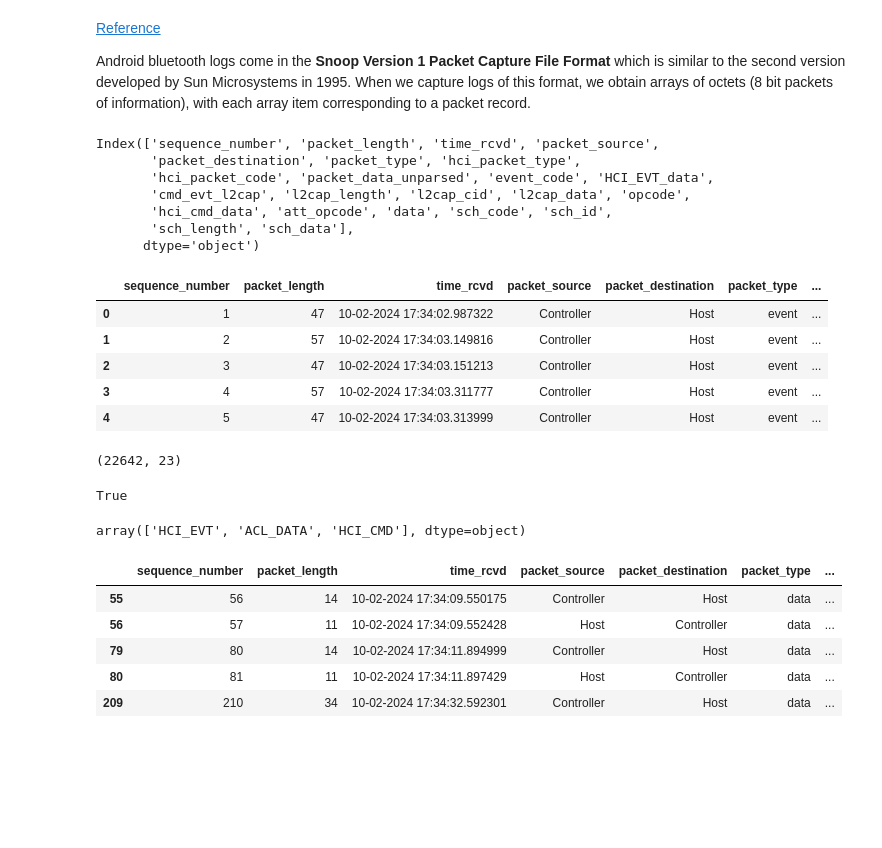
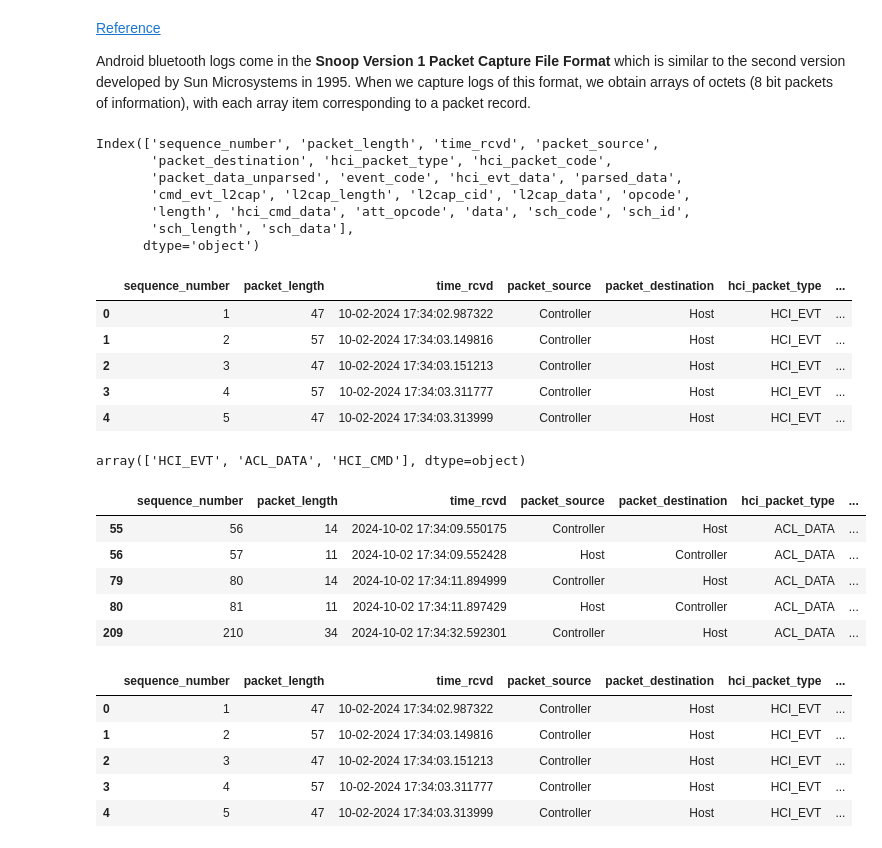
Before and after one commit to ashishmathew0297/Bluetooth-Snoop-Log-Tracker, a Jupyter notebook: src/btsnoop_sniffer.ipynb, the cells around one changed output. Cells and saved outputs as stored; diff of their text form; code cells hidden in the pictures; blank space fills up the shorter version.

```diff
--- a/src/btsnoop_sniffer.ipynb
+++ b/src/btsnoop_sniffer.ipynb
@@ -83,7 +77,6 @@ for record in records:
          'time_rcvd': time,
          'packet_source': pkt_src,
          'packet_destination': pkt_dst,
-         'packet_type': pkt_type,
          'hci_packet_type': hci_type,
          'hci_packet_code': hci_pkt_type,
          'packet_data_unparsed': pkt_data,
@@ -92,15 +85,20 @@ for record in records:
     if hci_pkt_type == hci_uart.HCI_CMD:
         opcode, length, data = hci_cmd.parse(hci_pkt_data)
         cmd_evt_l2cap = hci_cmd.cmd_to_str(opcode)
+        parsed_data = binascii.hexlify(data)
         row.update({'opcode':opcode,
+                    'length':length,
                     'hci_cmd_data':data,
+                    'parsed_data':parsed_data,
                     'cmd_evt_l2cap':cmd_evt_l2cap})
     elif hci_pkt_type == hci_uart.HCI_EVT:
         hci_data = hci_evt.parse(hci_pkt_data)
         evtcode, data = hci_data[0], hci_data[-1]
         cmd_evt_l2cap = hci_evt.evt_to_str(evtcode)
+        parsed_data = binascii.hexlify(data)
         row.update({'event_code':evtcode,
-                    'HCI_EVT_data':data,
+                    'hci_evt_data':data,
+                    'parsed_data':parsed_data,
                     'cmd_evt_l2cap':cmd_evt_l2cap})
     elif hci_pkt_type == hci_uart.SCO_DATA:
         handle, ps, length, data = hci_sco.parse(hci_pkt_data)
@@ -126,16 +124,20 @@ for record in records:
             att_opcode, att_data = att.parse(l2cap_data)
             cmd_evt_l2cap = att.opcode_to_str(att_opcode, att_data)
             data = att_data
+            parsed_data = binascii.hexlify(data)
             row.update({'att_opcode':att_opcode,
                         'cmd_evt_l2cap':cmd_evt_l2cap,
+                        'parsed_data':parsed_data,
                         'data':data})
 
         elif l2cap_cid == l2cap.L2CAP_CID_LE_SMP:
             smp_code, smp_data = smp.parse(l2cap_data)
             cmd_evt_l2cap = smp.code_to_str(smp_code)
             data = smp_data
+            parsed_data = binascii.hexlify(data)
             row.update({'smp_code':smp_code,
                         'cmd_evt_l2cap':cmd_evt_l2cap,
+                        'parsed_data':parsed_data,
                         'data':data})
 
         elif l2cap_cid == l2cap.L2CAP_CID_LE_SCH:
@@ -185,41 +183,44 @@ ble_data = pd.DataFrame(rows)
 ble_data.columns
 # %% [output]
 Index(['sequence_number', 'packet_length', 'time_rcvd', 'packet_source',
-       'packet_destination', 'packet_type', 'hci_packet_type',
-       'hci_packet_code', 'packet_data_unparsed', 'event_code', 'HCI_EVT_data',
+       'packet_destination', 'hci_packet_type', 'hci_packet_code',
+       'packet_data_unparsed', 'event_code', 'hci_evt_data', 'parsed_data',
        'cmd_evt_l2cap', 'l2cap_length', 'l2cap_cid', 'l2cap_data', 'opcode',
-       'hci_cmd_data', 'att_opcode', 'data', 'sch_code', 'sch_id',
+       'length', 'hci_cmd_data', 'att_opcode', 'data', 'sch_code', 'sch_id',
        'sch_length', 'sch_data'],
       dtype='object')
-# %%
-ble_data[ble_data['hci_packet_type'] == 'HCI_EVT'][['sequence_number', 'packet_length', 'time_rcvd', 'packet_source', 'packet_destination', 'packet_type', 'hci_packet_code', 'event_code', 'packet_data_unparsed', 'HCI_EVT_data', 'cmd_evt_l2cap']].head()
-# %% [output]
-|  | sequence_number | packet_length | time_rcvd | packet_source | packet_destination | packet_type | ... |
-| 0 | 1 | 47 | 10-02-2024 17:34:02.987322 | Controller | Host | event | ... |
-| 1 | 2 | 57 | 10-02-2024 17:34:03.149816 | Controller | Host | event | ... |
-| 2 | 3 | 47 | 10-02-2024 17:34:03.151213 | Controller | Host | event | ... |
-| 3 | 4 | 57 | 10-02-2024 17:34:03.311777 | Controller | Host | event | ... |
-| 4 | 5 | 47 | 10-02-2024 17:34:03.313999 | Controller | Host | event | ... |
 # %%
-ble_data[ble_data['hci_packet_type'] == 'HCI_EVT'].shape
+ble_data[ble_data['hci_packet_type'] == 'HCI_EVT'].dropna(axis=1, how='all').head()
 # %% [output]
-(22642, 23)
+|  | sequence_number | packet_length | time_rcvd | packet_source | packet_destination | hci_packet_type | ... |
+| 0 | 1 | 47 | 10-02-2024 17:34:02.987322 | Controller | Host | HCI_EVT | ... |
+| 1 | 2 | 57 | 10-02-2024 17:34:03.149816 | Controller | Host | HCI_EVT | ... |
+| 2 | 3 | 47 | 10-02-2024 17:34:03.151213 | Controller | Host | HCI_EVT | ... |
+| 3 | 4 | 57 | 10-02-2024 17:34:03.311777 | Controller | Host | HCI_EVT | ... |
+| 4 | 5 | 47 | 10-02-2024 17:34:03.313999 | Controller | Host | HCI_EVT | ... |
-# %%
-ble_data[ble_data['hci_packet_type'] == 'HCI_EVT']['att_opcode'].isna().all()
-# %% [output]
-True
 # %%
 ble_data['hci_packet_type'].unique()
 # %% [output]
 array(['HCI_EVT', 'ACL_DATA', 'HCI_CMD'], dtype=object)
 # %%
 # att_data = ble_data[(ble_data['hci_packet_type'] == 'ACL_DATA') & (ble_data['l2cap_cid'] == l2cap.L2CAP_CID_LE_ATT)].dropna(axis=1, how='all')
-sco_data = ble_data[(ble_data['hci_packet_type'] == 'ACL_DATA')].dropna(axis=1, how='all')
-sco_data.head()
+# acl_data = ble_data[(ble_data['hci_packet_type'] == 'ACL_DATA') & ~ (ble_data['att_opcode'].isna())].dropna(axis=1, how='all')
+acl_data = ble_data[(ble_data['hci_packet_type'] == 'ACL_DATA')].dropna(axis=1, how='all')
+acl_data.head()
 # %% [output]
-|  | sequence_number | packet_length | time_rcvd | packet_source | packet_destination | packet_type | ... |
-| 55 | 56 | 14 | 10-02-2024 17:34:09.550175 | Controller | Host | data | ... |
-| 56 | 57 | 11 | 10-02-2024 17:34:09.552428 | Host | Controller | data | ... |
-| 79 | 80 | 14 | 10-02-2024 17:34:11.894999 | Controller | Host | data | ... |
-| 80 | 81 | 11 | 10-02-2024 17:34:11.897429 | Host | Controller | data | ... |
-| 209 | 210 | 34 | 10-02-2024 17:34:32.592301 | Controller | Host | data | ... |
+|  | sequence_number | packet_length | time_rcvd | packet_source | packet_destination | hci_packet_type | ... |
+| 55 | 56 | 14 | 2024-10-02 17:34:09.550175 | Controller | Host | ACL_DATA | ... |
+| 56 | 57 | 11 | 2024-10-02 17:34:09.552428 | Host | Controller | ACL_DATA | ... |
+| 79 | 80 | 14 | 2024-10-02 17:34:11.894999 | Controller | Host | ACL_DATA | ... |
+| 80 | 81 | 11 | 2024-10-02 17:34:11.897429 | Host | Controller | ACL_DATA | ... |
+| 209 | 210 | 34 | 2024-10-02 17:34:32.592301 | Controller | Host | ACL_DATA | ... |
+# %%
+hci_evt_data = ble_data[(ble_data['hci_packet_type'] == 'HCI_EVT')].dropna(axis=1, how='all')
+hci_evt_data.head()
+# %% [output]
+|  | sequence_number | packet_length | time_rcvd | packet_source | packet_destination | hci_packet_type | ... |
+| 0 | 1 | 47 | 10-02-2024 17:34:02.987322 | Controller | Host | HCI_EVT | ... |
+| 1 | 2 | 57 | 10-02-2024 17:34:03.149816 | Controller | Host | HCI_EVT | ... |
+| 2 | 3 | 47 | 10-02-2024 17:34:03.151213 | Controller | Host | HCI_EVT | ... |
+| 3 | 4 | 57 | 10-02-2024 17:34:03.311777 | Controller | Host | HCI_EVT | ... |
+| 4 | 5 | 47 | 10-02-2024 17:34:03.313999 | Controller | Host | HCI_EVT | ... |
```
Also changed, not shown: parts of 4 cells of this notebook, 4 other files.
